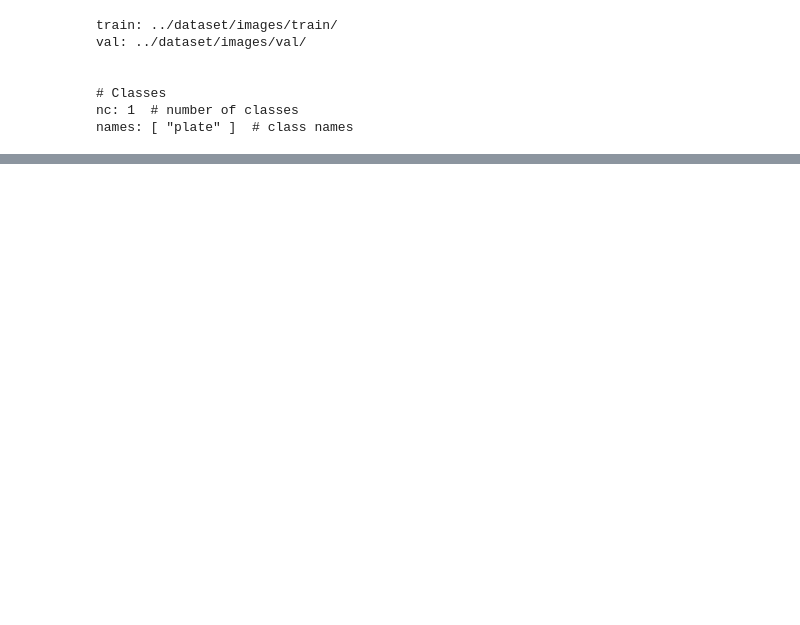
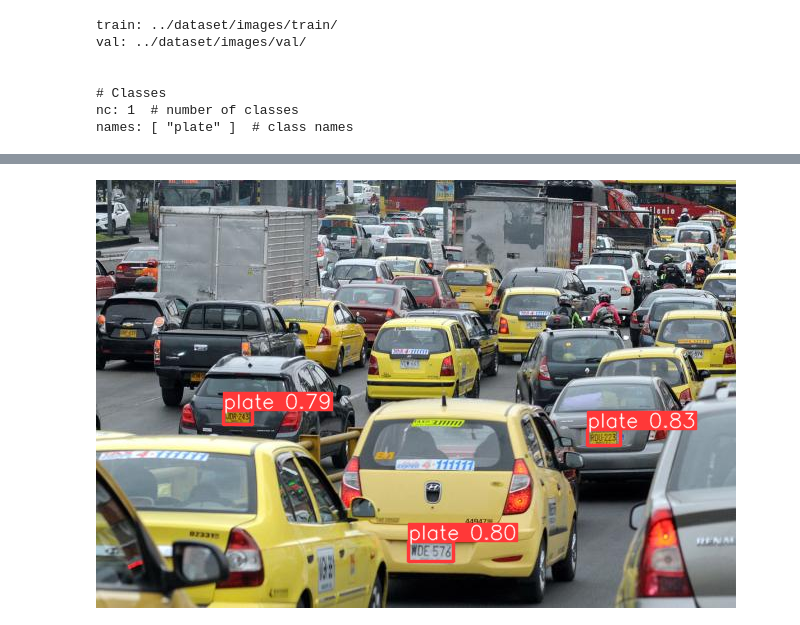
Before and after one commit to caverar/TIA_2022, a Jupyter notebook: yoloColab.ipynb, the cells around one changed output, grey strips where cells are left out. Saved outputs shown, nothing was run; the diff lists cells and outputs as text; code cells hidden in the pictures; blank space fills up the shorter version.

```diff
--- a/yoloColab.ipynb
+++ b/yoloColab.ipynb
@@ -100,0 +159,8 @@ for ip in sample(image_paths,5):
+# %%
+image = cv2.imread(path+'own/trafico.jpeg')
+image = cv2.cvtColor(image, cv2.COLOR_BGR2RGB)
+
+results = model(image)
+results.show()
+# %% [output]
+[figure, added]
```
Also changed, not shown: parts of 13 cells of this notebook.
